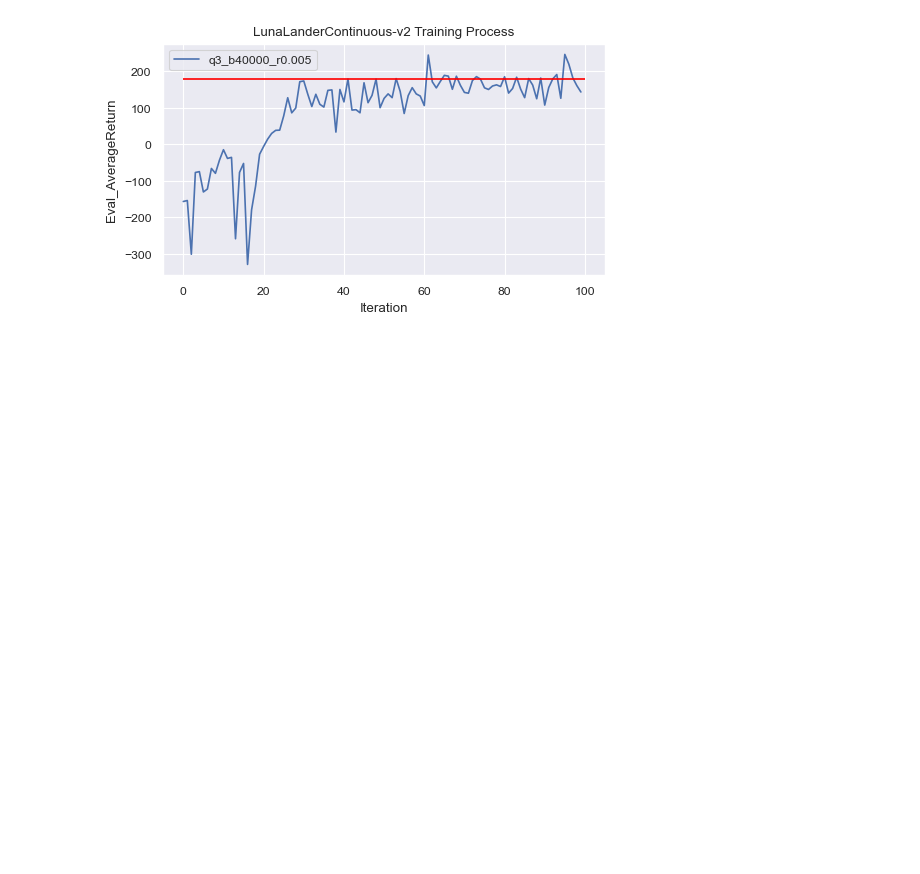
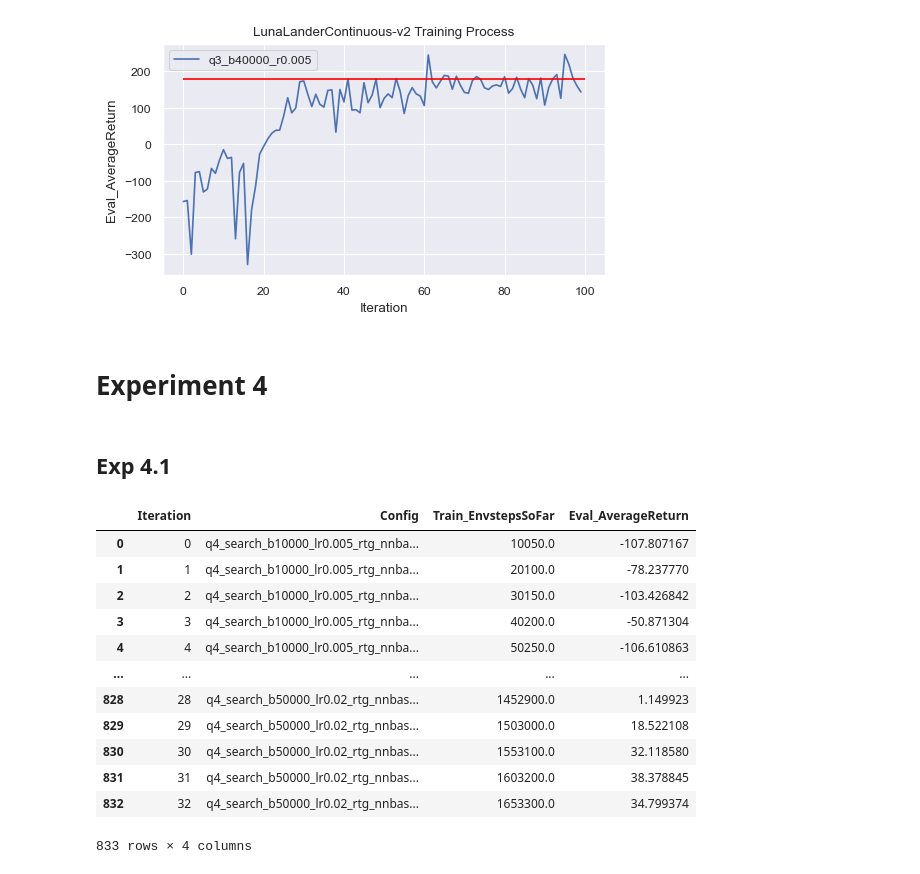
Before and after one commit to kalinplus/cs285-fa22-hw, a Jupyter notebook: hw2/DataVisualization.ipynb, the cells around one changed output. Cells and saved outputs as stored; diff of their text form; code cells hidden in the pictures; blank space fills up the shorter version.

```diff
--- a/hw2/DataVisualization.ipynb
+++ b/hw2/DataVisualization.ipynb
@@ -221,3 +216,48 @@ plt.title('LunaLanderContinuous-v2 Training Process')
 plt.savefig(os.path.join(export_dir, 'q3.png'), dpi=200, bbox_inches='tight')
 # %% [output]
 [figure]
+# %% [markdown]
+# Experiment 4
+# %% [markdown]
+## Exp 4.1
+# %%
+def read_q4_1_data() -> pd.DataFrame:
+    full_data = pd.DataFrame()
+    for folder in os.listdir('data'):
+        split = folder.split('_')
+        if 'search' in split and 'HalfCheetah-v4' in split:
+            config_list = split[split.index('q4'):split.index('HalfCheetah-v4')]
+            config = '_'.join(config_list)
+
+            logdir = os.path.join('data', folder, 'event*')
+            eventfile = glob.glob(logdir)[0]
+
+            X, Y, Z = get_section_results(eventfile)
+
+            data = pd.DataFrame({
+                'Iteration': range(len(X)),
+                'Config': np.repeat(config, len(X)),
+                'Train_EnvstepsSoFar': X,
+                'Eval_AverageReturn': Y,
+            })
+
+            full_data = pd.concat([full_data, data], axis=0, ignore_index=True)
+
+    return full_data
+
+q4_1_data = read_q4_1_data()
+q4_1_data
+# %% [output]
+|  | Iteration | Config | Train_EnvstepsSoFar | Eval_AverageReturn |
+| 0 | 0 | q4_search_b10000_lr0.005_rtg_nnba... | 10050.0 | -107.807167 |
+| 1 | 1 | q4_search_b10000_lr0.005_rtg_nnba... | 20100.0 | -78.237770 |
+| 2 | 2 | q4_search_b10000_lr0.005_rtg_nnba... | 30150.0 | -103.426842 |
+| 3 | 3 | q4_search_b10000_lr0.005_rtg_nnba... | 40200.0 | -50.871304 |
+| 4 | 4 | q4_search_b10000_lr0.005_rtg_nnba... | 50250.0 | -106.610863 |
+| ... | ... | ... | ... | ... |
+| 828 | 28 | q4_search_b50000_lr0.02_rtg_nnbas... | 1452900.0 | 1.149923 |
+| 829 | 29 | q4_search_b50000_lr0.02_rtg_nnbas... | 1503000.0 | 18.522108 |
+| 830 | 30 | q4_search_b50000_lr0.02_rtg_nnbas... | 1553100.0 | 32.118580 |
+| 831 | 31 | q4_search_b50000_lr0.02_rtg_nnbas... | 1603200.0 | 38.378845 |
+| 832 | 32 | q4_search_b50000_lr0.02_rtg_nnbas... | 1653300.0 | 34.799374 |
+833 rows × 4 columns
```
Also changed, not shown: parts of 3 cells of this notebook, 11 other files.
